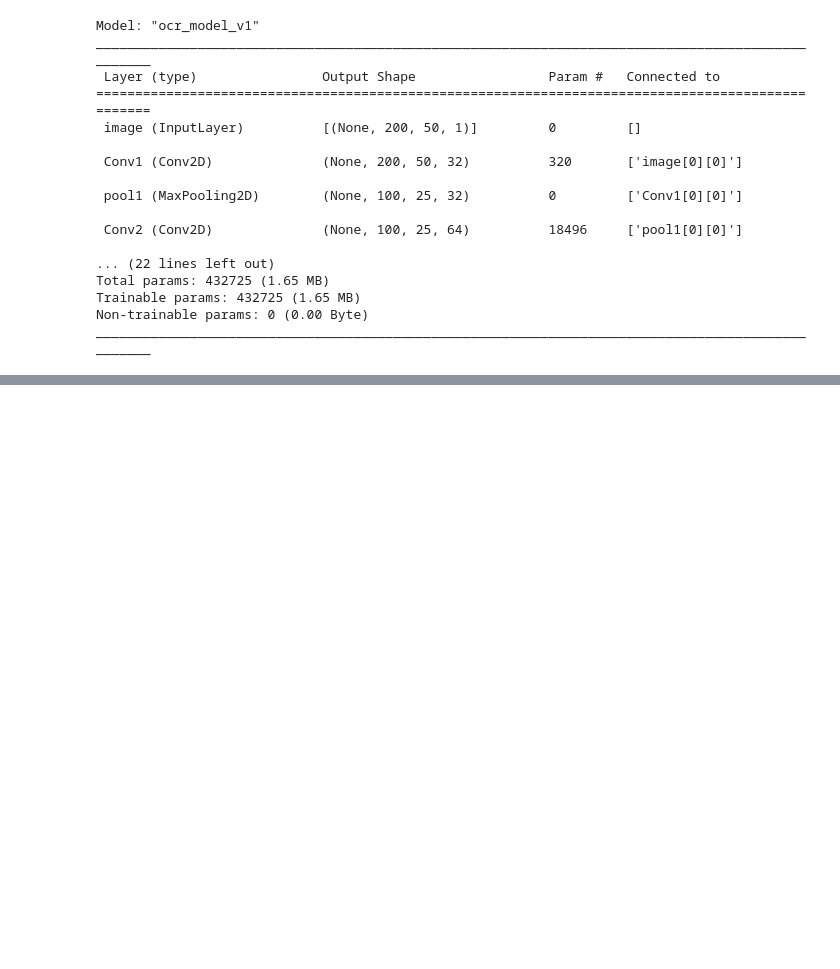
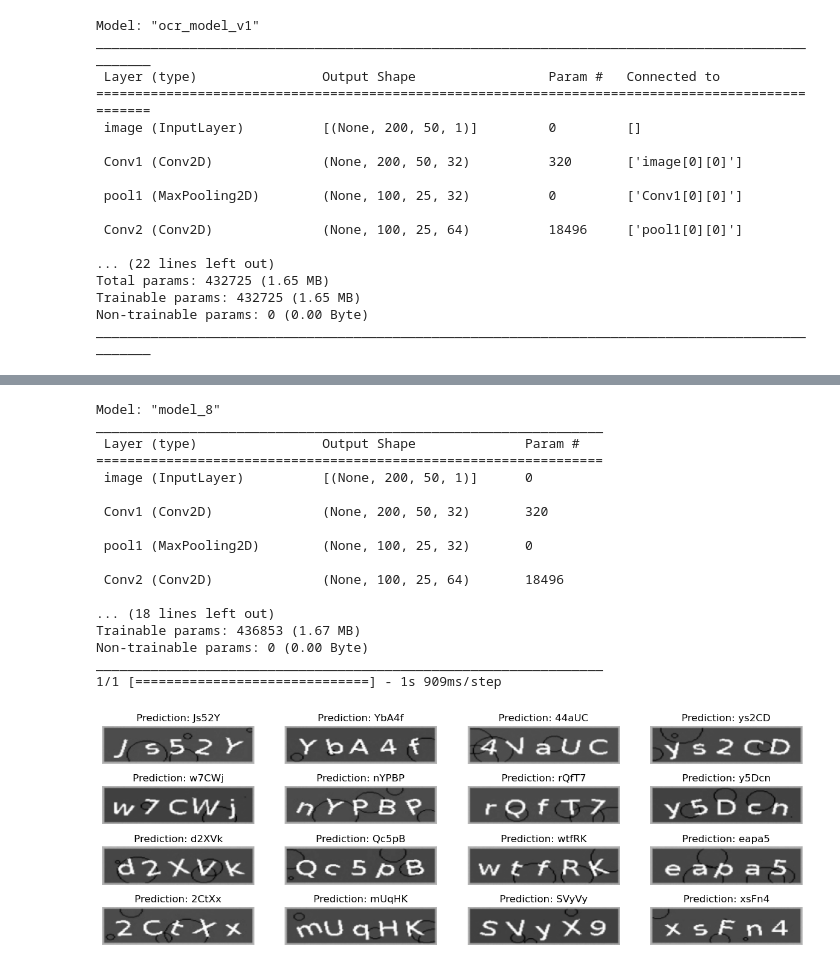
Before and after one commit to KataRiegels/captcha, a Jupyter notebook: merged.ipynb, the cells around one changed output, grey strips where cells are left out. Cells and saved outputs as stored; diff of their text form; code cells hidden in the pictures; blank space fills up the shorter version.

```diff
--- a/merged.ipynb
+++ b/merged.ipynb
@@ -454,30 +346,11 @@ plt.show()
+# %%
+
+data2 = DataSetHandler(data_dir2)
 # %%
-class CTCLayer(layers.Layer):
-    def __init__(self, name=None):
-        super().__init__(name=name)
-        self.loss_fn = keras.backend.ctc_batch_cost
-
-    def call(self, y_true, y_pred):
-        # Compute the training-time loss value and add it
-        # to the layer using `self.add_loss()`.
-        batch_len = tf.cast(tf.shape(y_true)[0], dtype="int64")
-        input_length = tf.cast(tf.shape(y_pred)[1], dtype="int64")
-        label_length = tf.cast(tf.shape(y_true)[1], dtype="int64")
-
-        input_length = input_length * tf.ones(shape=(batch_len, 1), dtype="int64")
-        label_length = label_length * tf.ones(shape=(batch_len, 1), dtype="int64")
-
-        loss = self.loss_fn(y_true, y_pred, input_length, label_length)
-        self.add_loss(loss)
-
-        # At test time, just return the computed predictions
-        return y_pred
-
-
-def build_model():
+def second_model(self):
     # Inputs to the model
     input_img = layers.Input(
-        shape=(img_width, img_height, 1), name="image", dtype="float32"
+        shape=(self.img_width, self.img_height, 1), name="image", dtype="float32"
     )
     labels = layers.Input(name="label", shape=(None,), dtype="float32")
 
@@ -507,7 +380,7 @@ def build_model():
     # Hence, downsampled feature maps are 4x smaller. The number of
     # filters in the last layer is 64. Reshape accordingly before
     # passing the output to the RNN part of the model
-    new_shape = ((img_width // 4), (img_height // 4) * 64)
+    new_shape = ((self.img_width // 4), (self.img_height // 4) * 64)
     x = layers.Reshape(target_shape=new_shape, name="reshape")(x)
     x = layers.Dense(64, activation="relu", name="dense1")(x)
     x = layers.Dropout(0.2)(x)
@@ -518,7 +391,7 @@ def build_model():
 
     # Output layer
     x = layers.Dense(
-        len(char_to_num.get_vocabulary()) + 1, activation="softmax", name="dense2"
+        len(self.char_to_num.get_vocabulary()) + 1, activation="softmax", name="dense2"
     )(x)
 
     # Add CTC layer for calculating CTC loss at each step
@@ -532,9 +405,5 @@ def build_model():
     opt = keras.optimizers.Adam()
     # Compile the model and return
     model.compile(optimizer=opt)
+    self.model = model
     return model
-
-
-# Get the model
-model = build_model()
-model.summary()
@@ -827,0 +410,2 @@ ValueError: in user code:
+# %%
+data2.build_model = second_model
@@ -827,0 +435,2 @@ ValueError: in user code:
+# %%
+data2.train_model(epochs = d2_epochs)
@@ -827,0 +455,21 @@ ValueError: in user code:
+# %%
+data2.make_predictions()
+# %% [output]
+Model: "model_8"
+_________________________________________________________________
+ Layer (type)                Output Shape              Param #
+=================================================================
+ image (InputLayer)          [(None, 200, 50, 1)]      0
+
+ Conv1 (Conv2D)              (None, 200, 50, 32)       320
+
+ pool1 (MaxPooling2D)        (None, 100, 25, 32)       0
+
+ Conv2 (Conv2D)              (None, 100, 25, 64)       18496
+
+... (18 lines left out)
+Trainable params: 436853 (1.67 MB)
+Non-trainable params: 0 (0.00 Byte)
+_________________________________________________________________
+1/1 [==============================] - 1s 909ms/step
+[figure, added]
```
Also changed, not shown: parts of 25 cells of this notebook, 1 other file.
